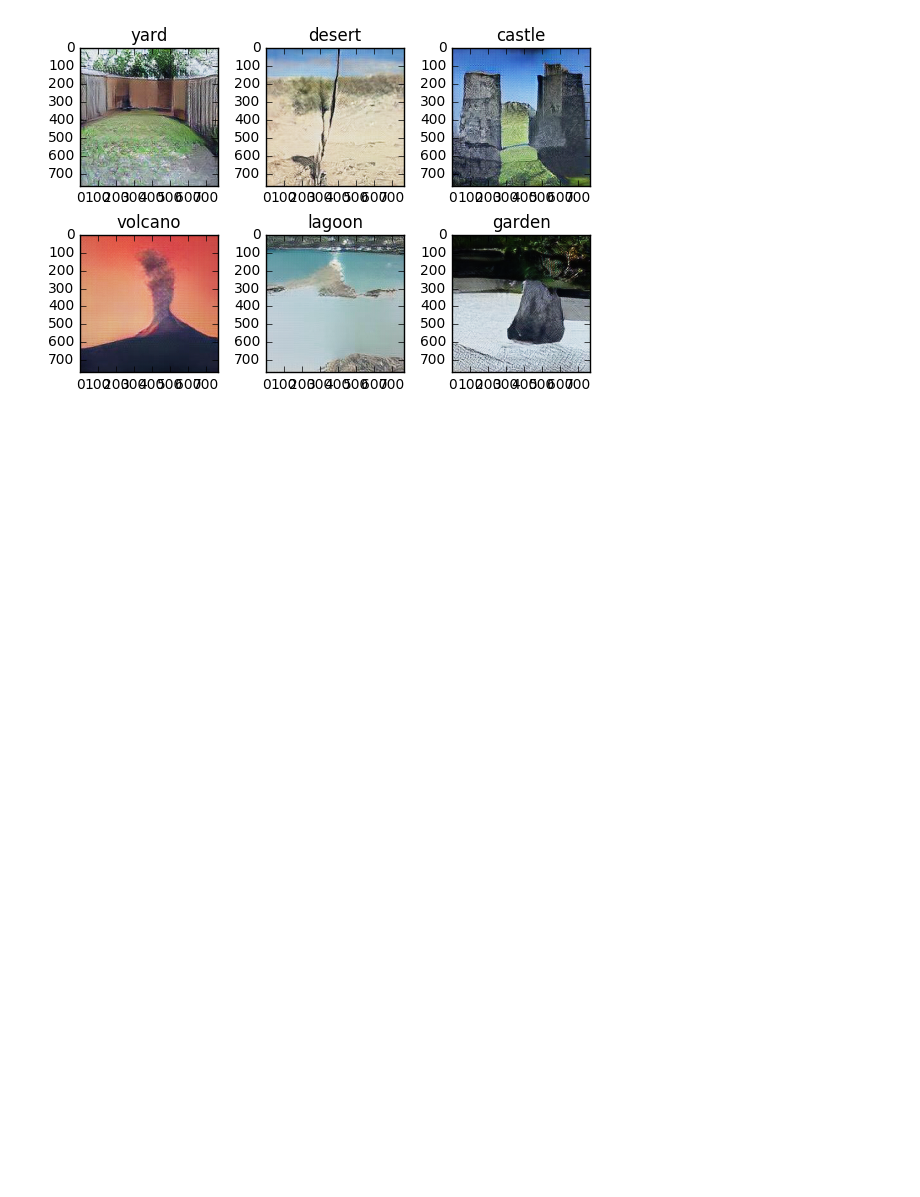
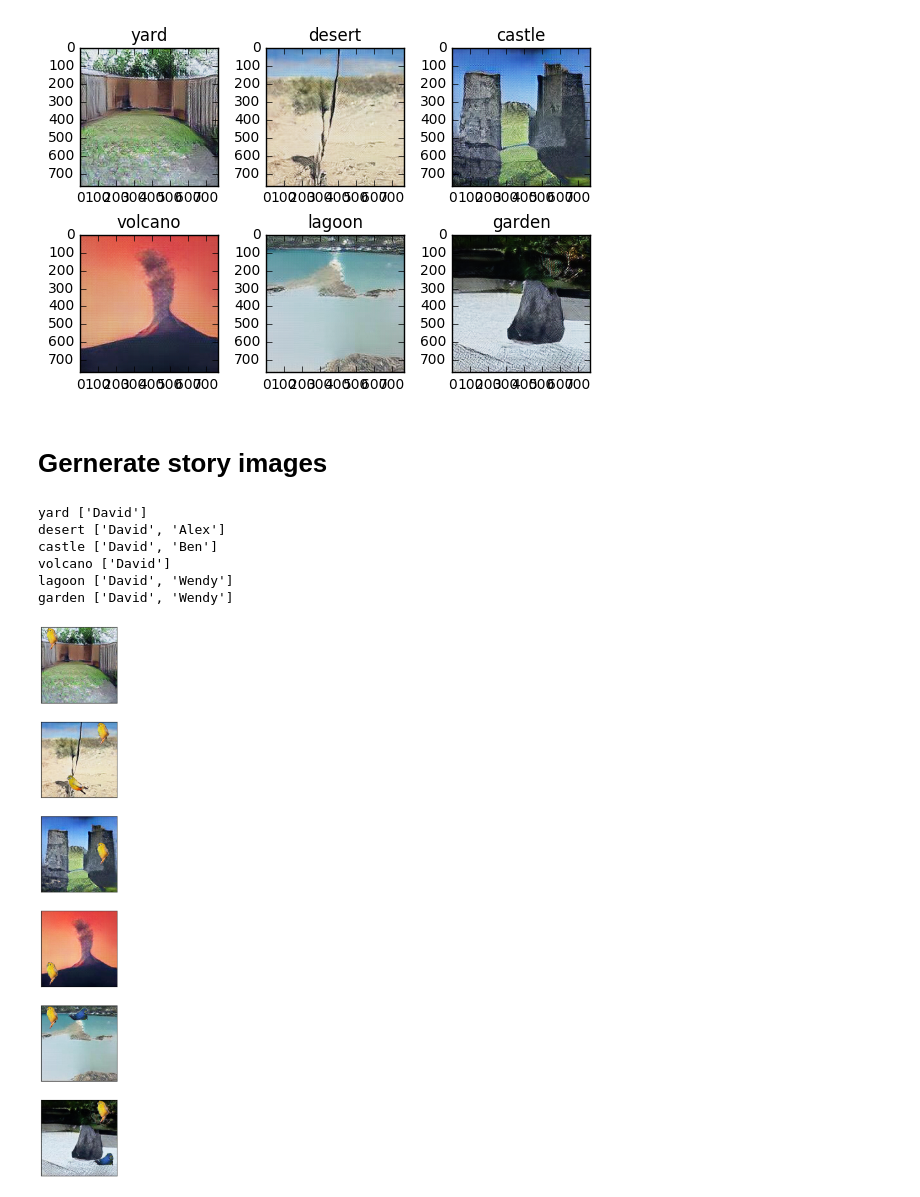
Before and after one commit to yiweichen04/content_producer, a Jupyter notebook: demo.ipynb, the cells around one changed output. Cells and saved outputs as stored; diff of their text form; code cells hidden in the pictures; blank space fills up the shorter version.

Commit message:
Add generate story images

```diff
--- a/demo.ipynb
+++ b/demo.ipynb
@@ -348,3 +348,5 @@ plt.title(scenes_to_generate[5])
 # %% [output]
 <matplotlib.text.Text at 0x...>
 [figure]
+# %% [markdown]
+# Gernerate story images
@@ -350,0 +404,33 @@ plt.title(scenes_to_generate[5])
+# %%
+mix_img_list  = []
+for i in range(len(scenes_to_generate)):
+    print scenes_to_generate[i], birds_to_generate[i]
+    mix_img = mix(scenes_to_generate[i], birds_to_generate[i])
+    mix_img = mix_img[:,:,::-1]
+    mix_img_list.append(mix_img)
+# %% [output]
+yard ['David']
+desert ['David', 'Alex']
+castle ['David', 'Ben']
+volcano ['David']
+lagoon ['David', 'Wendy']
+garden ['David', 'Wendy']
+# %%
+import matplotlib.pyplot as plt
+%matplotlib inline
+
+plt.rcParams['figure.figsize'] = (10, 20)        # large images
+plt.rcParams['image.interpolation'] = 'nearest'  # don't interpolate: show square pixels
+plt.rcParams['image.cmap'] = 'gray'  # use grayscale output rather than a (potentially misleadi
+
+plt.subplots_adjust(top=0.92, bottom=0.08, left=0.10, right=0.95, hspace=0.25,
+                    wspace=0.35)
+
+for i in range(len(scenes_to_generate)):
+    fig = plt.subplot(6,1,i+1)
+    plt.imshow(mix_img_list[i])
+
+    fig.axes.get_xaxis().set_visible(False)
+    fig.axes.get_yaxis().set_visible(False)
+# %% [output]
+[figure, added]
```
Also changed, not shown: parts of 1 cell of this notebook, 26 other files.
